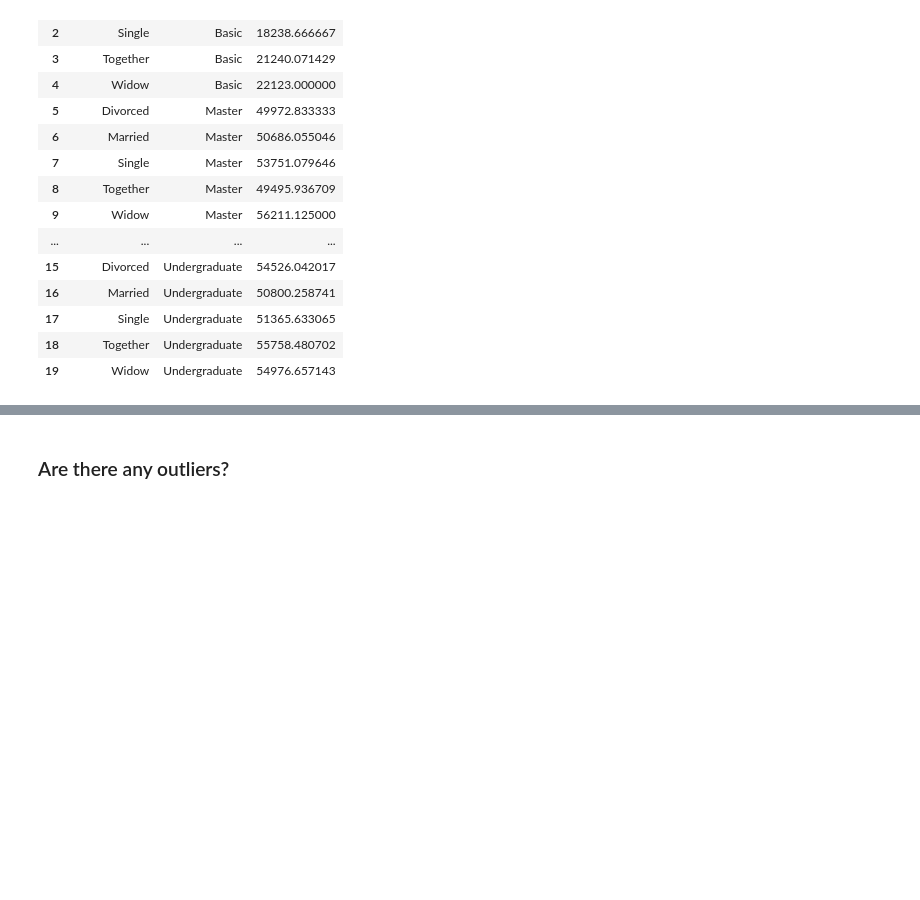
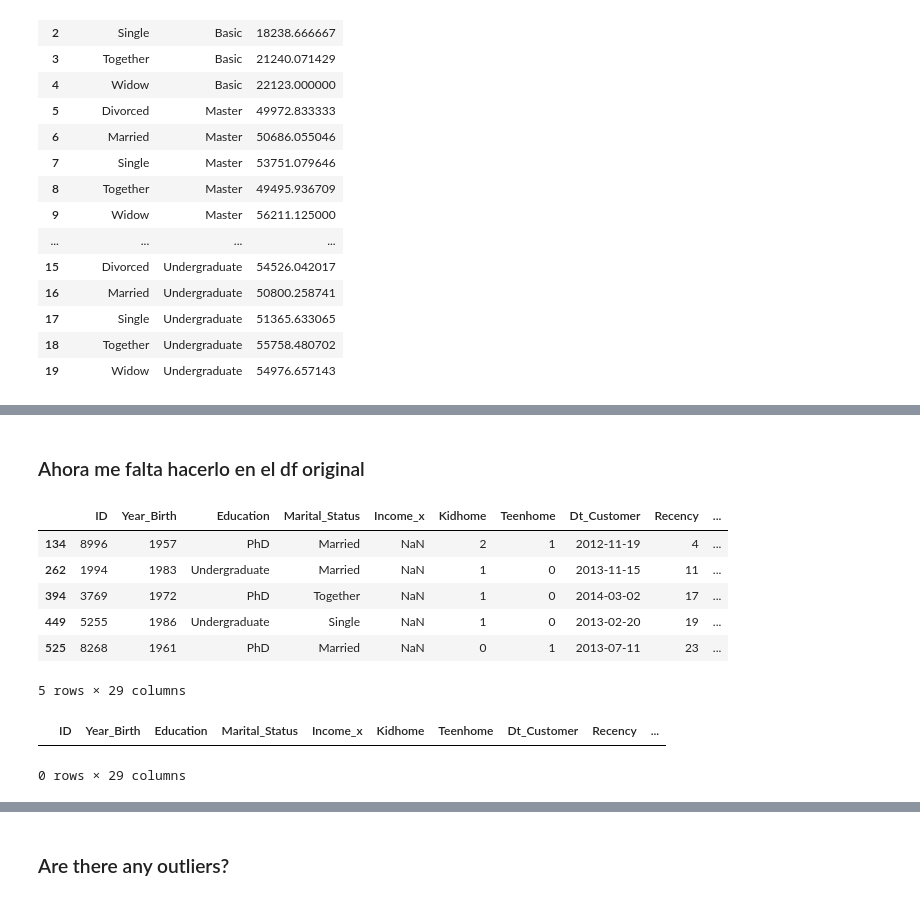
Before and after one commit to andres-troiano/Marketing-Analytics, a Jupyter notebook: Marketing Analytics Project.ipynb, the cells around one changed output, grey strips where cells are left out. Saved outputs shown, nothing was run; the diff lists cells and outputs as text; code cells hidden in the pictures; blank space fills up the shorter version.

```diff
--- a/Marketing Analytics Project.ipynb
+++ b/Marketing Analytics Project.ipynb
@@ -160,7 +160,7 @@ plt.ylabel('Count');
 # %% [markdown]
 We can see there are some outliers, so it would be best to use the median instead of the mean value in order to prevent skewing.
 # %%
-df['Income'] = df['Income'].fillna(df['Income'].median())
+#df['Income'] = df['Income'].fillna(df['Income'].median())
 # %% [markdown]
 ### Análisis de Daoud
 An easy approach is to simply drop the data from our analysis, but the easy way is myopic. Instead, we're going to take the difficult but rewarding approach, we're going to impute the missing values.
@@ -311,0 +418,20 @@ pd.melt(average_income, id_vars=['Marital_Status'], value_vars=['Basic', 'Master
+# %% [markdown]
+### Ahora me falta hacerlo en el df original
+# %%
+df = pd.merge(df, df2, how='left', left_on=['Education', 'Marital_Status'], right_on = ['Education', 'Marital_Status'])
+df[df['Income_x'].isna()].head()
+# %% [output]
+|  | ID | Year_Birth | Education | Marital_Status | Income_x | Kidhome | Teenhome | Dt_Customer | Recency | ... |
+| 134 | 8996 | 1957 | PhD | Married | NaN | 2 | 1 | 2012-11-19 | 4 | ... |
+| 262 | 1994 | 1983 | Undergraduate | Married | NaN | 1 | 0 | 2013-11-15 | 11 | ... |
+| 394 | 3769 | 1972 | PhD | Together | NaN | 1 | 0 | 2014-03-02 | 17 | ... |
+| 449 | 5255 | 1986 | Undergraduate | Single | NaN | 1 | 0 | 2013-02-20 | 19 | ... |
+| 525 | 8268 | 1961 | PhD | Married | NaN | 0 | 1 | 2013-07-11 | 23 | ... |
+5 rows × 29 columns
+# %%
+df['Income_x'] = df['Income_x'].where(df['Income_x'].notna(),df['Income_y'])
+# ahora esto tiene que estar vacío
+df[df['Income_x'].isna()].head()
+# %% [output]
+|  | ID | Year_Birth | Education | Marital_Status | Income_x | Kidhome | Teenhome | Dt_Customer | Recency | ... |
+0 rows × 29 columns
```
Also changed, not shown: parts of 20 cells of this notebook.
